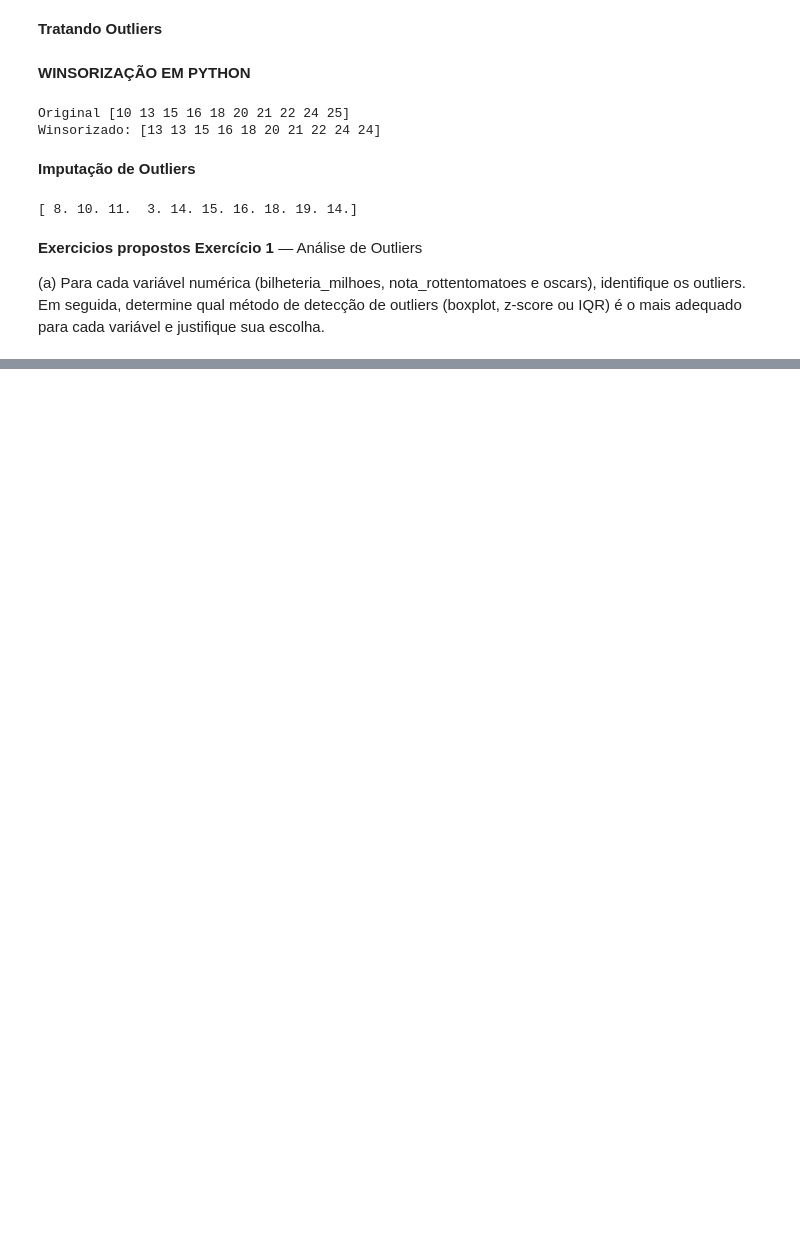
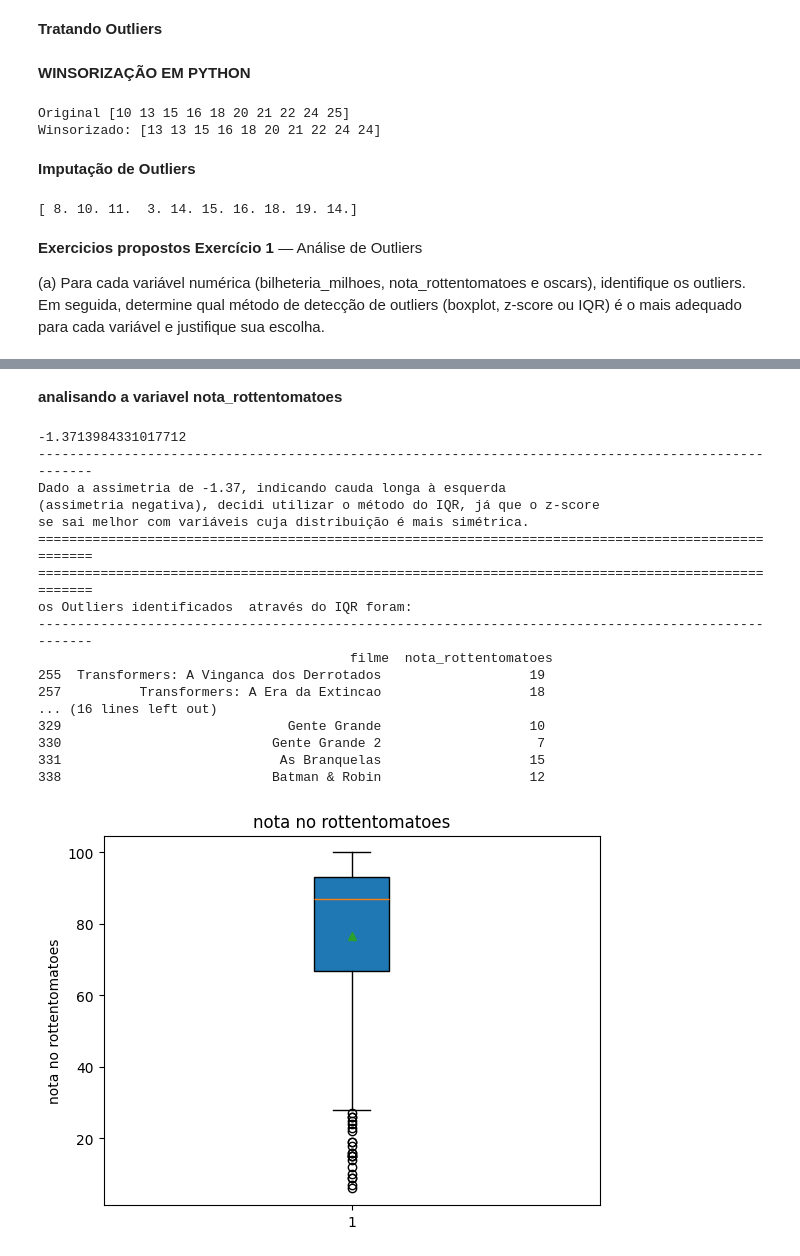
Before and after one commit to Data-Vitor/fiap-data-science, a Jupyter notebook: nemec-estatistica/cap05_ferramentas_estatisticas.ipynb, the cells around one changed output, grey strips where cells are left out. Saved outputs shown, nothing was run; the diff lists cells and outputs as text; code cells hidden in the pictures; blank space fills up the shorter version.

```diff
--- a/nemec-estatistica/cap05_ferramentas_estatisticas.ipynb
+++ b/nemec-estatistica/cap05_ferramentas_estatisticas.ipynb
@@ -388,0 +417,60 @@ Series([], Name: bilheteria_milhoes, dtype: float64)
+# %% [markdown]
+**analisando a variavel nota_rottentomatoes**
+# %%
+import pandas as pd
+import numpy as np
+import matplotlib.pyplot as plt
+from scipy.stats import skew
+
+
+df = pd.read_csv('/content/drive/MyDrive/datasets/filmes.csv')
+df.columns.tolist()  #lembrete das colunas
+nota = (df['nota_rottentomatoes'])
+
+
+#descobrindo a assimetria ou simetria de nota_rottentomatoes
+assimetria = skew(nota)
+print(assimetria)
+
+print("-"*100)
+print(f"""Dado a assimetria de {assimetria:.2f}, indicando cauda longa à esquerda
+(assimetria negativa), decidi utilizar o método do IQR, já que o z-score
+se sai melhor com variáveis cuja distribuição é mais simétrica.""")
+
+print('='*100)
+print('='*100)
+
+
+#calclulando o iqr e filtrando
+q1_nota = np.percentile(nota, 25)
+q3_nota = np.percentile(nota, 75)
+iqr_nota = q3_nota - q1_nota
+limite_inferior = q1_nota - 1.5 * iqr_nota
+
+df_outliers_nota = df[df['nota_rottentomatoes'] < limite_inferior][['filme', 'nota_rottentomatoes']]
+print(f'os Outliers identificados  através do IQR foram: \n{'-'*100}\n {df_outliers_nota}')
+
+
+plt.boxplot(nota, vert=True, patch_artist=True,showmeans=True)
+plt.ylabel('nota no rottentomatoes')
+plt.title('nota no rottentomatoes')
+plt.show()
+# %% [output]
+-1.3713984331017712
+----------------------------------------------------------------------------------------------------
+Dado a assimetria de -1.37, indicando cauda longa à esquerda
+(assimetria negativa), decidi utilizar o método do IQR, já que o z-score
+se sai melhor com variáveis cuja distribuição é mais simétrica.
+====================================================================================================
+====================================================================================================
+os Outliers identificados  através do IQR foram:
+----------------------------------------------------------------------------------------------------
+                                        filme  nota_rottentomatoes
+255  Transformers: A Vinganca dos Derrotados                   19
+257          Transformers: A Era da Extincao                   18
+... (16 lines left out)
+329                             Gente Grande                   10
+330                           Gente Grande 2                    7
+331                            As Branquelas                   15
+338                           Batman & Robin                   12
+[figure, added]
```
Also changed, not shown: parts of 7 cells of this notebook.
